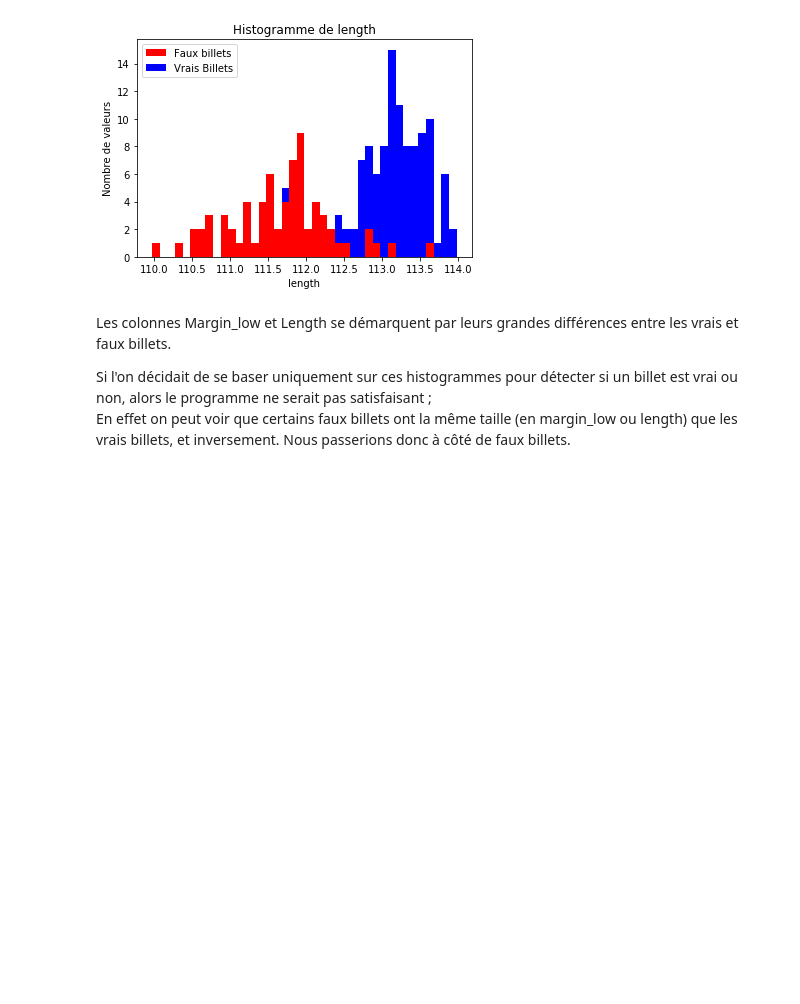
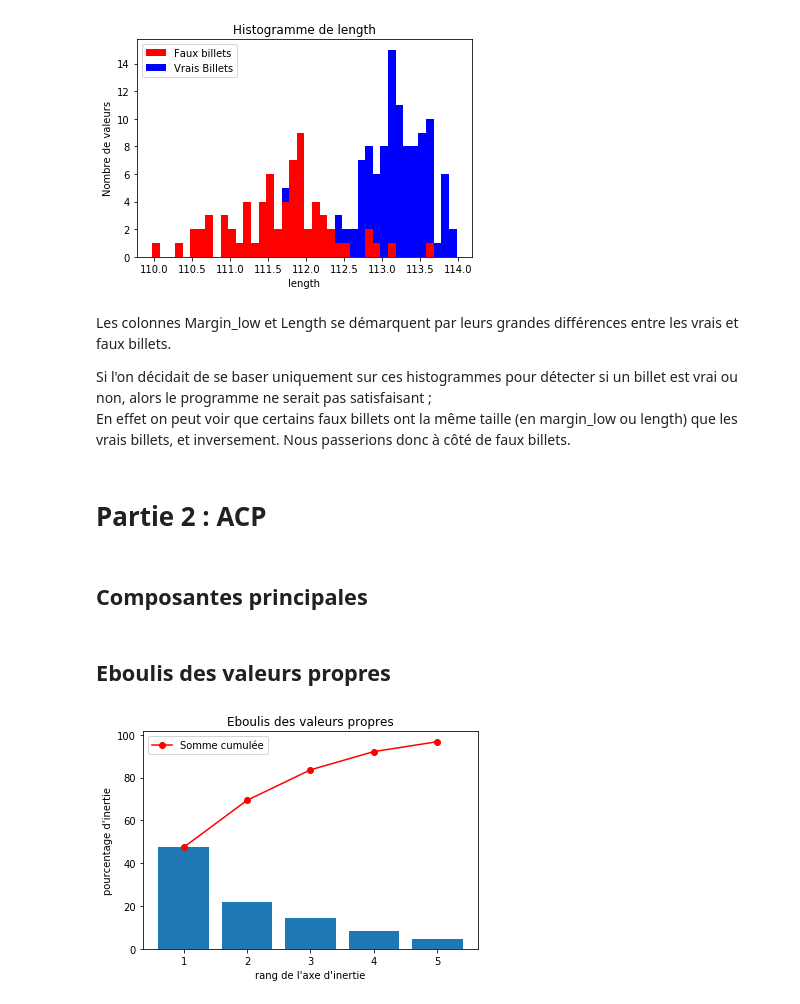
Before and after one commit to Julien-paulet/Projet_6, a Jupyter notebook: Détectez des faux billets.ipynb, the cells around one changed output. Saved outputs shown, nothing was run; the diff lists cells and outputs as text; code cells hidden in the pictures; blank space fills up the shorter version.

```diff
--- a/Détectez des faux billets.ipynb
+++ b/Détectez des faux billets.ipynb
@@ -138,3 +138,5 @@ while i <= 6:
 <p> Les colonnes Margin_low et Length se démarquent par leurs grandes différences entre les vrais et faux billets. </p>
 <p> Si l'on décidait de se baser uniquement sur ces histogrammes pour détecter si un billet est vrai ou non, alors le programme ne serait pas satisfaisant ; <br/>
     En effet on peut voir que certains faux billets ont la même taille (en margin_low ou length) que les vrais billets, et inversement. Nous passerions donc à côté de faux billets. </p>
+# %% [markdown]
+# Partie 2 : ACP
@@ -140,0 +146,30 @@ while i <= 6:
+# %% [markdown]
+## Composantes principales
+# %%
+n_comp = 5
+
+data_pca = data[["diagonal", "height_left", "height_right", "margin_low", "margin_up", "length"]]
+
+data_pca = data_pca.fillna(data_pca.mean())
+
+X = data_pca.values
+
+fakeornot = [data.loc[fake, "is_genuine"] for fake in data.index]
+
+names = data_pca.index
+
+features = data_pca.columns
+
+#Centrage et réduction :
+std_scale = preprocessing.StandardScaler().fit(X)
+X_scaled = std_scale.transform(X)
+
+#Calcul des composantes principales :
+pca = decomposition.PCA(n_components = n_comp)
+pca = pca.fit(X_scaled)
+# %% [markdown]
+## Eboulis des valeurs propres
+# %%
+display_scree_plot(pca)
+# %% [output]
+[figure, added]
```
Also changed, not shown: parts of 12 cells of this notebook.
